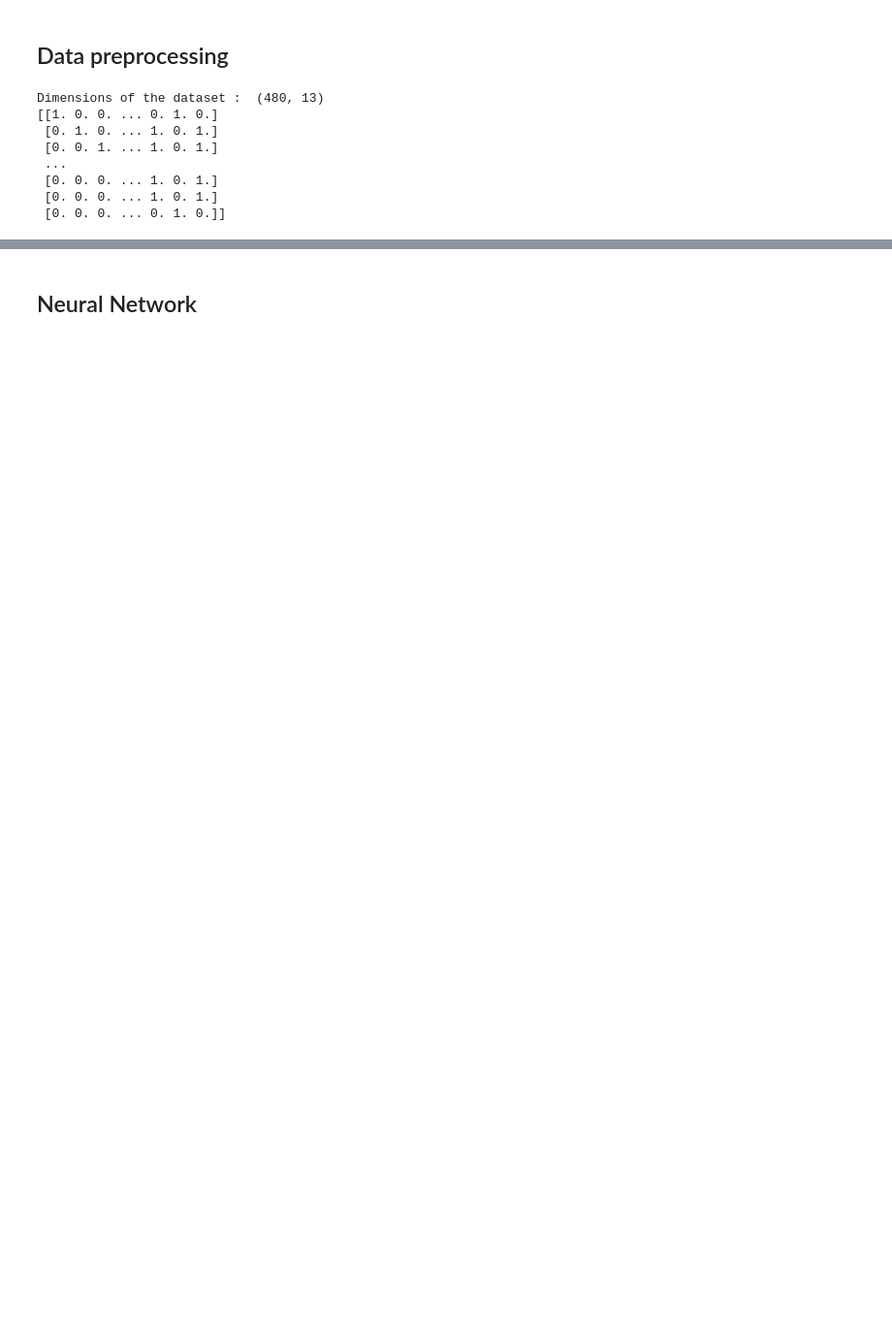
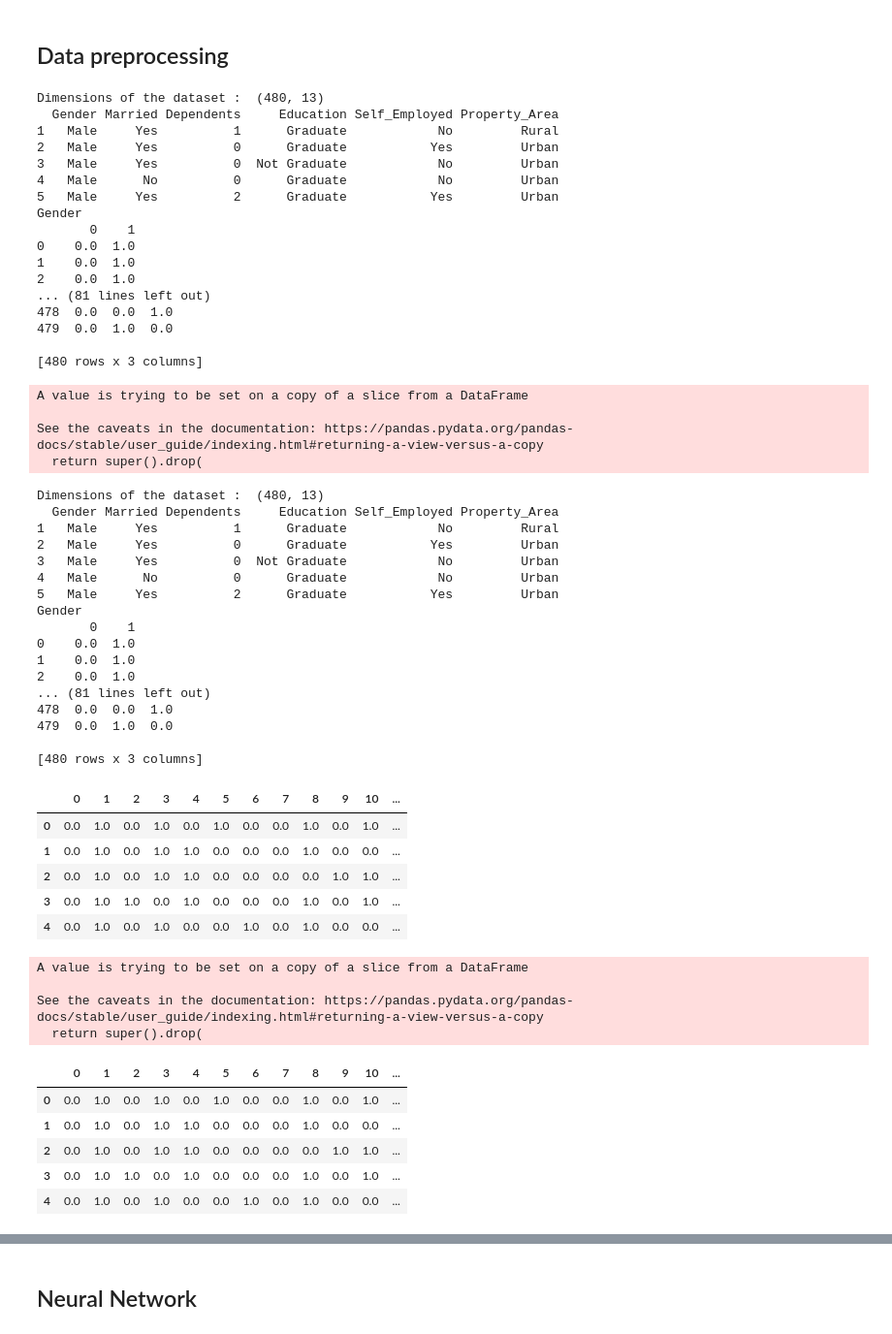
Before and after one commit to jeahernandez/Loan-Prediction-Project, a Jupyter notebook: Neural Network.ipynb, the cells around one changed output, grey strips where cells are left out. Shown at 97% size. Drawn from its saved outputs; the diff is of its cells as text; code cells hidden in the pictures; blank space fills up the shorter version.

```diff
--- a/Neural Network.ipynb
+++ b/Neural Network.ipynb
@@ -47,22 +44,82 @@ memory usage: 62.5+ KB
 # %%
 # removing all the datapoints that have null values
 nan_value = float("NaN")
 dataset.replace('', nan_value, inplace=True)
 dataset.dropna(inplace=True)
 print("Dimensions of the dataset : ", dataset.shape)
 
 # one-hot encoding all the categorical values
 g = dataset.select_dtypes(include=['object'])
+g.drop(['Loan_ID', 'Loan_Status'], axis=1, inplace=True)
+print(g.head())
+
+
 onehot_encoder = OneHotEncoder(handle_unknown='ignore')
-encodedFeatures = onehot_encoder.fit_transform(g).toarray()
-encodedFeatures.shape
-print(encodedFeatures)
+enc_df = pd.DataFrame()
+
+for feature in g.columns.values:
+    print(feature)
+    temp_df = pd.DataFrame(onehot_encoder.fit_transform(g[[feature]]).toarray())
+    print(temp_df)
+    left = pd.DataFrame(enc_df)
+    right = pd.DataFrame(temp_df)
+
+    # Join one-hot encoded DataFrame with total DataFrame of encoded values
+    enc_df = pd.concat([left, right], axis=1, ignore_index=True)
+
+enc_df.head()
 # %% [output]
 Dimensions of the dataset :  (480, 13)
-[[1. 0. 0. ... 0. 1. 0.]
- [0. 1. 0. ... 1. 0. 1.]
- [0. 0. 1. ... 1. 0. 1.]
- ...
- [0. 0. 0. ... 1. 0. 1.]
- [0. 0. 0. ... 1. 0. 1.]
- [0. 0. 0. ... 0. 1. 0.]]
+  Gender Married Dependents     Education Self_Employed Property_Area
+1   Male     Yes          1      Graduate            No         Rural
+2   Male     Yes          0      Graduate           Yes         Urban
+3   Male     Yes          0  Not Graduate            No         Urban
+4   Male      No          0      Graduate            No         Urban
+5   Male     Yes          2      Graduate           Yes         Urban
+Gender
+       0    1
+0    0.0  1.0
+1    0.0  1.0
+2    0.0  1.0
+... (81 lines left out)
+478  0.0  0.0  1.0
+479  0.0  1.0  0.0
+
+[480 rows x 3 columns]
+A value is trying to be set on a copy of a slice from a DataFrame
+
+See the caveats in the documentation: https://pandas.pydata.org/pandas-docs/stable/user_guide/indexing.html#returning-a-view-versus-a-copy
+  return super().drop(
+Dimensions of the dataset :  (480, 13)
+  Gender Married Dependents     Education Self_Employed Property_Area
+1   Male     Yes          1      Graduate            No         Rural
+2   Male     Yes          0      Graduate           Yes         Urban
+3   Male     Yes          0  Not Graduate            No         Urban
+4   Male      No          0      Graduate            No         Urban
+5   Male     Yes          2      Graduate           Yes         Urban
+Gender
+       0    1
+0    0.0  1.0
+1    0.0  1.0
+2    0.0  1.0
+... (81 lines left out)
+478  0.0  0.0  1.0
+479  0.0  1.0  0.0
+
+[480 rows x 3 columns]
+|  | 0 | 1 | 2 | 3 | 4 | 5 | 6 | 7 | 8 | 9 | 10 | ... |
+| 0 | 0.0 | 1.0 | 0.0 | 1.0 | 0.0 | 1.0 | 0.0 | 0.0 | 1.0 | 0.0 | 1.0 | ... |
+| 1 | 0.0 | 1.0 | 0.0 | 1.0 | 1.0 | 0.0 | 0.0 | 0.0 | 1.0 | 0.0 | 0.0 | ... |
+| 2 | 0.0 | 1.0 | 0.0 | 1.0 | 1.0 | 0.0 | 0.0 | 0.0 | 0.0 | 1.0 | 1.0 | ... |
+| 3 | 0.0 | 1.0 | 1.0 | 0.0 | 1.0 | 0.0 | 0.0 | 0.0 | 1.0 | 0.0 | 1.0 | ... |
+| 4 | 0.0 | 1.0 | 0.0 | 1.0 | 0.0 | 0.0 | 1.0 | 0.0 | 1.0 | 0.0 | 0.0 | ... |
+A value is trying to be set on a copy of a slice from a DataFrame
+
+See the caveats in the documentation: https://pandas.pydata.org/pandas-docs/stable/user_guide/indexing.html#returning-a-view-versus-a-copy
+  return super().drop(
+|  | 0 | 1 | 2 | 3 | 4 | 5 | 6 | 7 | 8 | 9 | 10 | ... |
+| 0 | 0.0 | 1.0 | 0.0 | 1.0 | 0.0 | 1.0 | 0.0 | 0.0 | 1.0 | 0.0 | 1.0 | ... |
+| 1 | 0.0 | 1.0 | 0.0 | 1.0 | 1.0 | 0.0 | 0.0 | 0.0 | 1.0 | 0.0 | 0.0 | ... |
+| 2 | 0.0 | 1.0 | 0.0 | 1.0 | 1.0 | 0.0 | 0.0 | 0.0 | 0.0 | 1.0 | 1.0 | ... |
+| 3 | 0.0 | 1.0 | 1.0 | 0.0 | 1.0 | 0.0 | 0.0 | 0.0 | 1.0 | 0.0 | 1.0 | ... |
+| 4 | 0.0 | 1.0 | 0.0 | 1.0 | 0.0 | 0.0 | 1.0 | 0.0 | 1.0 | 0.0 | 0.0 | ... |
```
Also changed, not shown: parts of 9 cells of this notebook.
